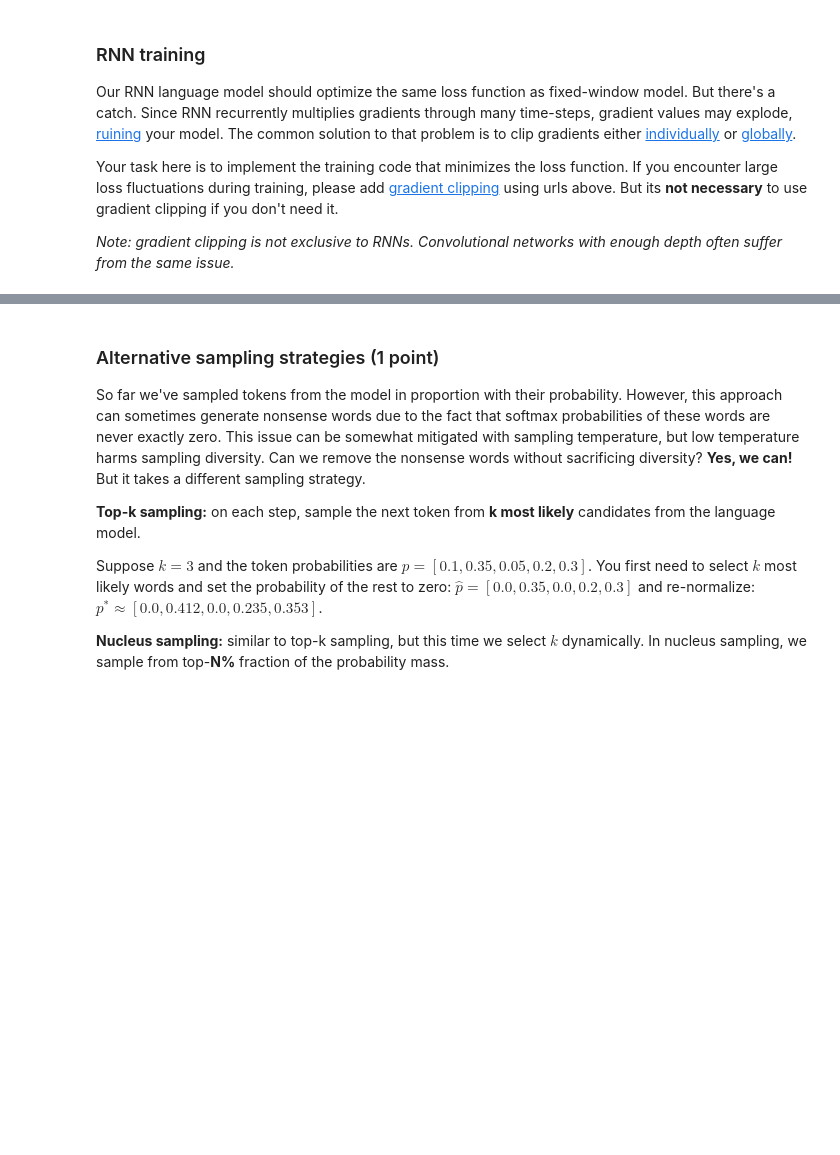
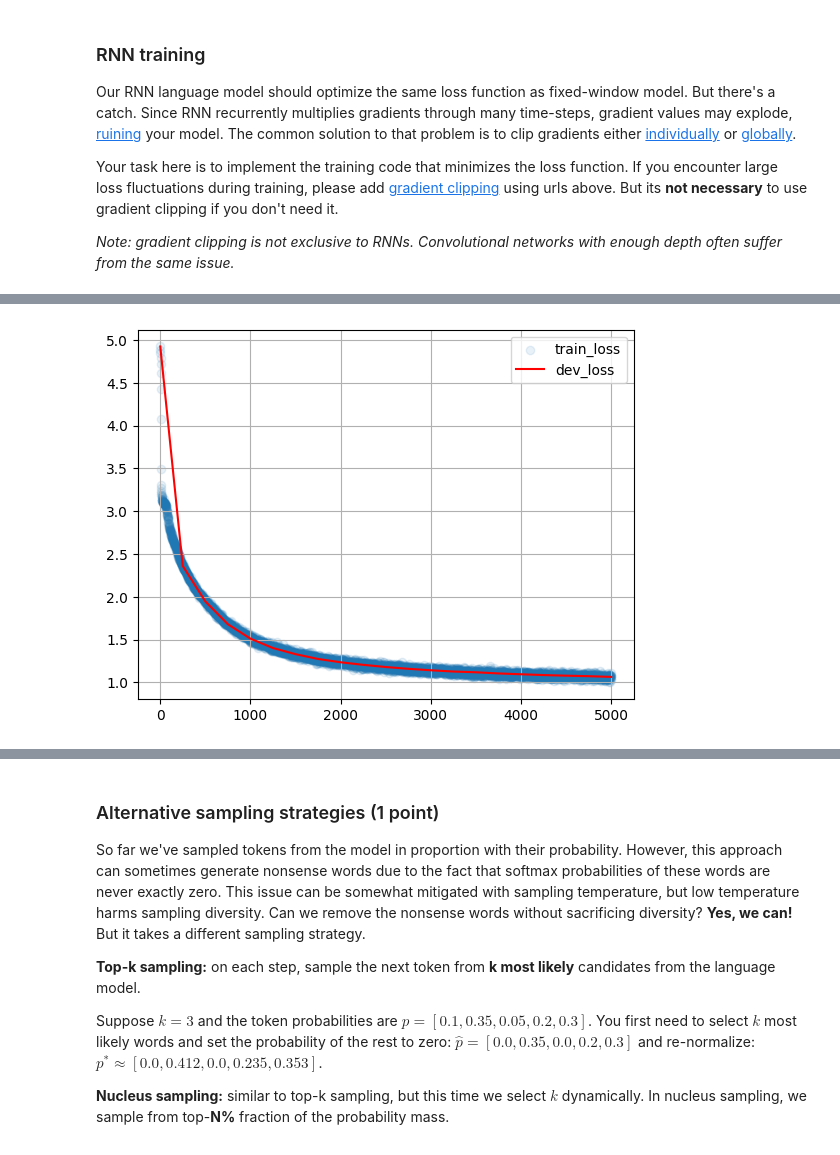
Before and after one commit to uzzername/nlp_course, a Jupyter notebook: week02_lm/homework_pytorch.ipynb, the cells around one changed output, grey strips where cells are left out. Saved outputs shown, nothing was run; the diff lists cells and outputs as text; code cells hidden in the pictures; blank space fills up the shorter version.

```diff
--- a/week02_lm/homework_pytorch.ipynb
+++ b/week02_lm/homework_pytorch.ipynb
@@ -430,9 +421,11 @@ $$ p(x_t \mid x_0, \dots, x_{t-1}, \theta) = dense_{softmax}(h_{t-1}) $$
 Such model processes one token at a time, left to right, and maintains a hidden state vector between them. Theoretically, it can learn arbitrarily long temporal dependencies given large enough hidden size.
 
 <img src='https://raw.githubusercontent.com/yandexdataschool/nlp_course/master/resources/rnn_lm.jpg' width=480px>
+# %%
+device = torch.device("cuda" if torch.cuda.is_available() else "cpu")
 # %%
 class RNNLanguageModel(nn.Module):
-    def __init__(self, n_tokens=n_tokens, emb_size=16, hid_size=256):
+    def __init__(self, n_tokens=n_tokens, emb_size=16, hid_size=256, device=device):
         """
         Build a recurrent language model.
         You are free to choose anything you want, but the recommended architecture is
@@ -447,8 +440,12 @@ class RNNLanguageModel(nn.Module):
         super().__init__() # initialize base class to track sub-layers, trainable variables, etc.
 
         # YOUR CODE - create layers/variables/etc
-
-        <...>
+        self.emb = nn.Embedding(n_tokens, emb_size)
+        self.lstm = nn.LSTM(emb_size, hid_size, num_layers=1, batch_first=True)
+        self.linear = nn.Linear(in_features=hid_size, out_features=hid_size)
+        self.projection = nn.Linear(hid_size, n_tokens)
+        self.non_linearity = nn.Tanh()
+        self.device = device
 
         #END OF YOUR CODE
 
@@ -460,7 +457,13 @@ class RNNLanguageModel(nn.Module):
             these outputs will be used as logits to compute P(x_t | x_0, ..., x_{t - 1})
         """
         # YOUR CODE - apply layers, see docstring above
-        return <...> # output tensor should be of shape [batch_size, sequence_length, n_tokens]
+        # input_ix tensor: int32[batch_size, sequence_length]:
+        signal = self.emb(input_ix.to(self.device)).to(self.device) # output tensor: [batch_size, sequence_length, emb_size]
+        signal, (h_n, c_n) = self.lstm(signal) # output tensor: [batch_size, sequence_length, hid_size]
+        signal = self.linear(signal) # output tensor: [batch_size, sequence_length, hid_size]
+        signal = self.non_linearity(signal) # output tensor: same as above
+        signal = self.projection(signal) # output tensor: [batch_size, sequence_length, n_tokens]
+        return signal # output tensor should be of shape [batch_size, sequence_length, n_tokens]
 
     def get_possible_next_tokens(self, prefix=BOS, temperature=1.0, max_len=100):
         """ :returns: probabilities of next token, dict {token : prob} for all tokens """
@@ -500,7 +505,7 @@ batch_size = 64         # <-- please tune batch size to fit your CPU/GPU configu
 score_dev_every = 250
 train_history, dev_history = [], []
 
-model = <YOUR CODE HERE>
+model = RNNLanguageModel().to(device)
 opt = torch.optim.Adam(model.parameters())
 
 # score untrained model
@@ -513,10 +520,11 @@ from tqdm import trange
 
 for i in trange(len(train_history), 5000):
     batch = to_matrix(sample(train_lines, batch_size))
-
-    <YOUR CODE - one step of the training loop for your RNN model>
-
-    loss_i = <...>
+    # <YOUR CODE - one step of the training loop for your RNN model>
+    loss_i = compute_loss(model, batch)
+    opt.zero_grad()
+    loss_i.backward()
+    opt.step()
 
     train_history.append((i, float(loss_i)))
 
@@ -537,3 +552,10 @@ for i in trange(len(train_history), 5000):
+# %%
+plt.scatter(*zip(*train_history), alpha=0.1, label='train_loss')
+if len(dev_history):
+    plt.plot(*zip(*dev_history), color='red', label='dev_loss')
+plt.legend(); plt.grid(); plt.show()
+# %% [output]
+[figure, added]
 # %%
 assert np.mean(train_history[:10], axis=0)[1] > np.mean(train_history[-10:], axis=0)[1], "The model didn't converge."
 print("Final dev loss:", dev_history[-1][-1])
```
Also changed, not shown: parts of 17 cells of this notebook.
